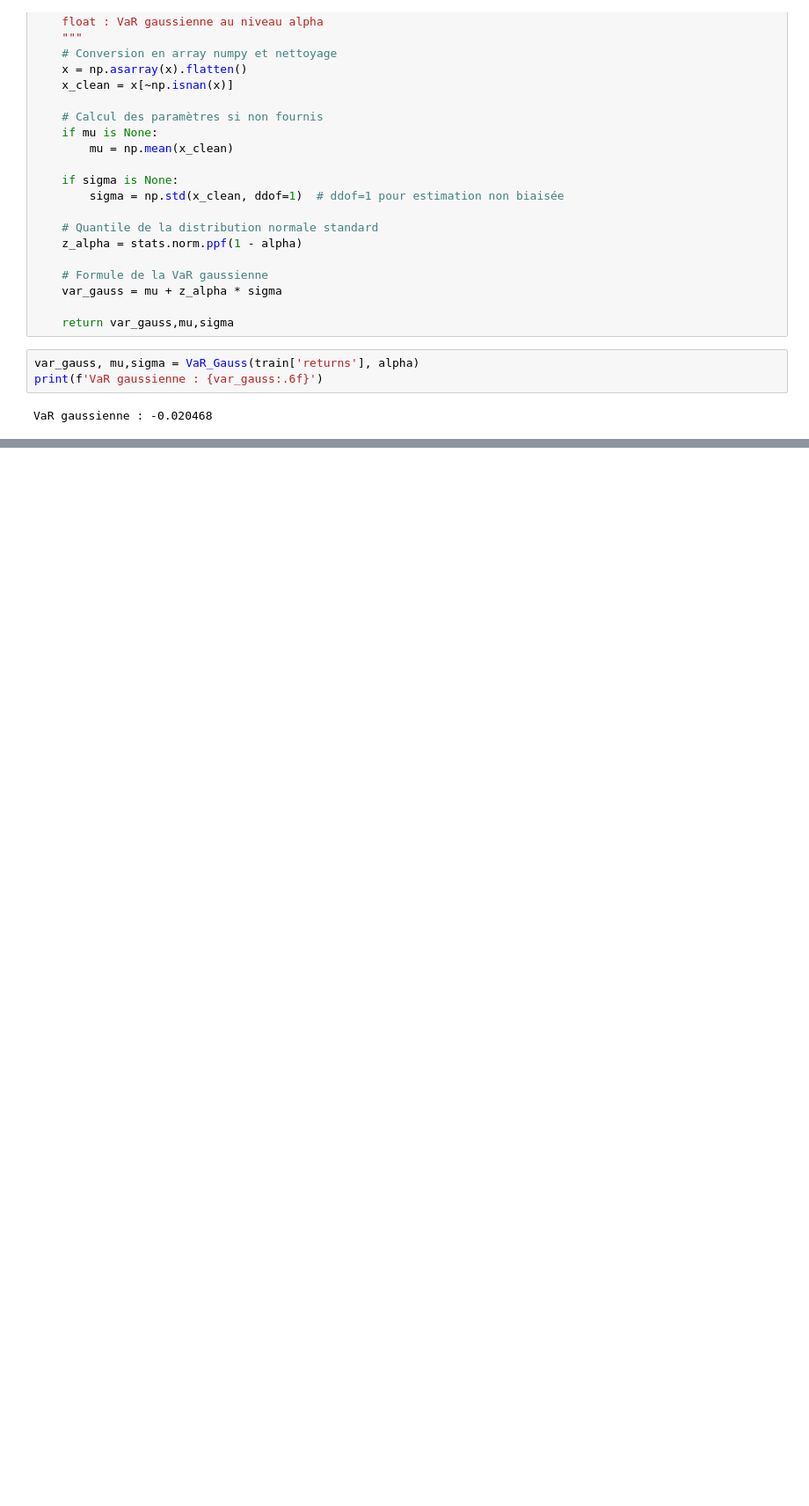
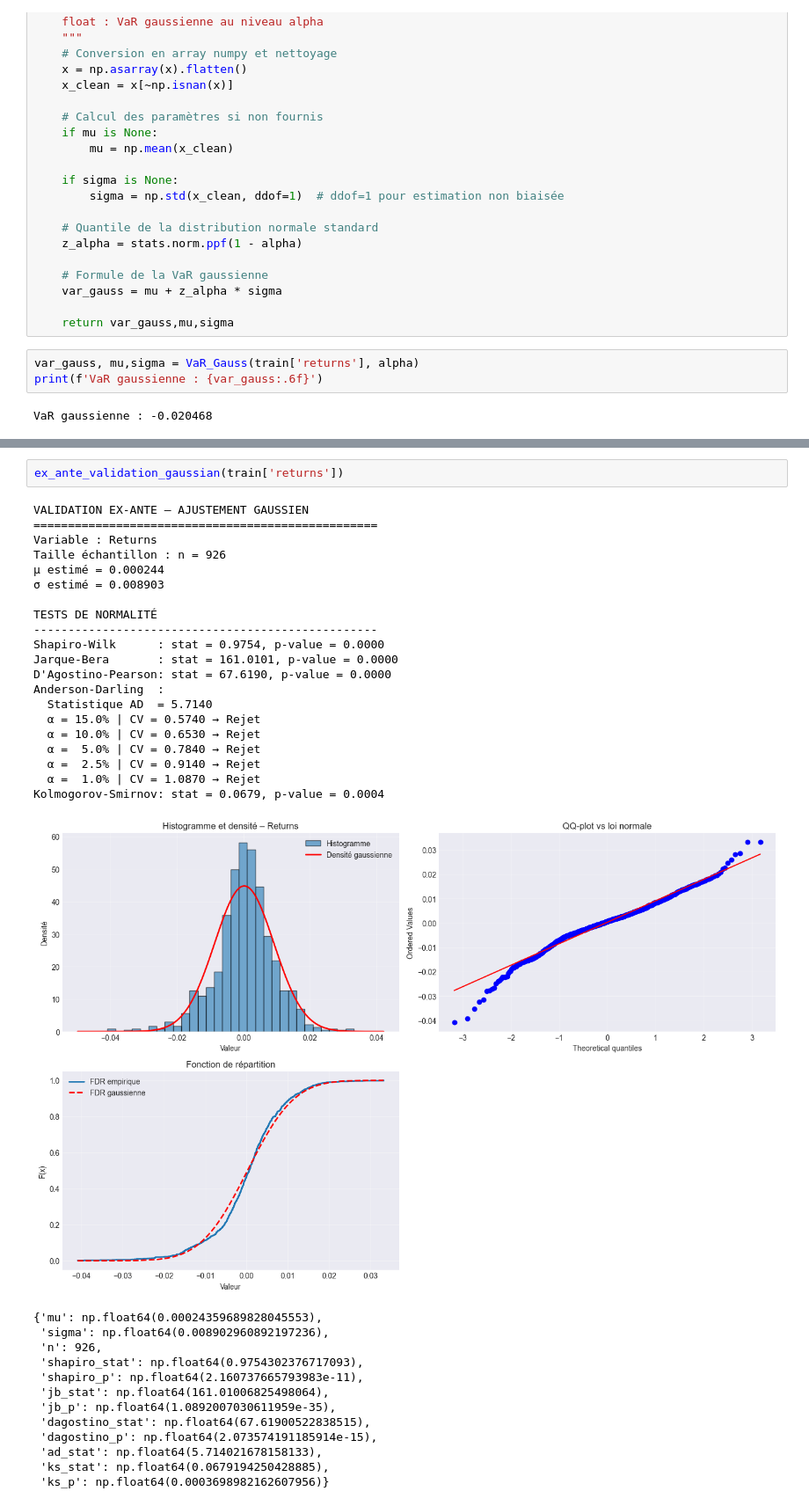
Before and after one commit to Charlin-D-S/extreme_risk_statistics, a Jupyter notebook: notebooks/exploration.ipynb, the cells around one changed output, grey strips where cells are left out. Shown at 88% size. Cells and saved outputs as stored; diff of their text form; blank space fills up the shorter version.

```diff
--- a/notebooks/exploration.ipynb
+++ b/notebooks/exploration.ipynb
@@ -914,0 +980,36 @@ def plot_ex_ante_validation(validation_results, returns):
+# %%
+ex_ante_validation_gaussian(train['returns'])
+# %% [output]
+VALIDATION EX-ANTE – AJUSTEMENT GAUSSIEN
+==================================================
+Variable : Returns
+Taille échantillon : n = 926
+μ estimé = 0.000244
+σ estimé = 0.008903
+
+TESTS DE NORMALITÉ
+--------------------------------------------------
+Shapiro-Wilk      : stat = 0.9754, p-value = 0.0000
+Jarque-Bera       : stat = 161.0101, p-value = 0.0000
+D'Agostino-Pearson: stat = 67.6190, p-value = 0.0000
+Anderson-Darling  :
+  Statistique AD  = 5.7140
+  α = 15.0% | CV = 0.5740 → Rejet
+  α = 10.0% | CV = 0.6530 → Rejet
+  α =  5.0% | CV = 0.7840 → Rejet
+  α =  2.5% | CV = 0.9140 → Rejet
+  α =  1.0% | CV = 1.0870 → Rejet
+Kolmogorov-Smirnov: stat = 0.0679, p-value = 0.0004
+[figure, added]
+{'mu': np.float64(0.00024359689828045553),
+ 'sigma': np.float64(0.008902960892197236),
+ 'n': 926,
+ 'shapiro_stat': np.float64(0.9754302376717093),
+ 'shapiro_p': np.float64(2.160737665793983e-11),
+ 'jb_stat': np.float64(161.01006825498064),
+ 'jb_p': np.float64(1.0892007030611959e-35),
+ 'dagostino_stat': np.float64(67.61900522838515),
+ 'dagostino_p': np.float64(2.073574191185914e-15),
+ 'ad_stat': np.float64(5.714021678158133),
+ 'ks_stat': np.float64(0.0679194250428885),
+ 'ks_p': np.float64(0.0003698982162607956)}
```
Also changed, not shown: parts of 52 cells of this notebook, 1 other file.
